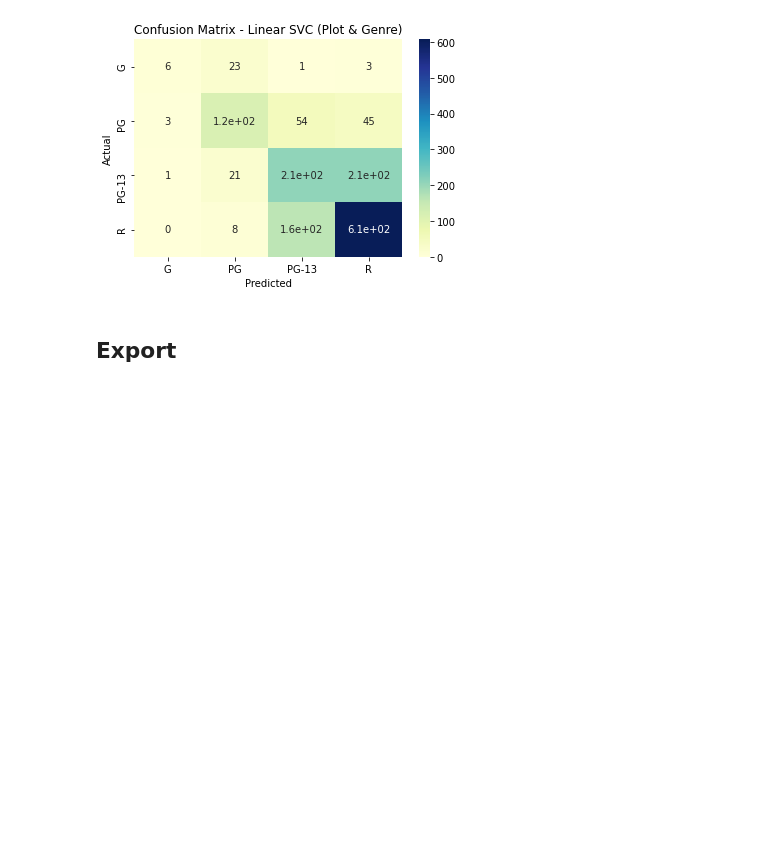
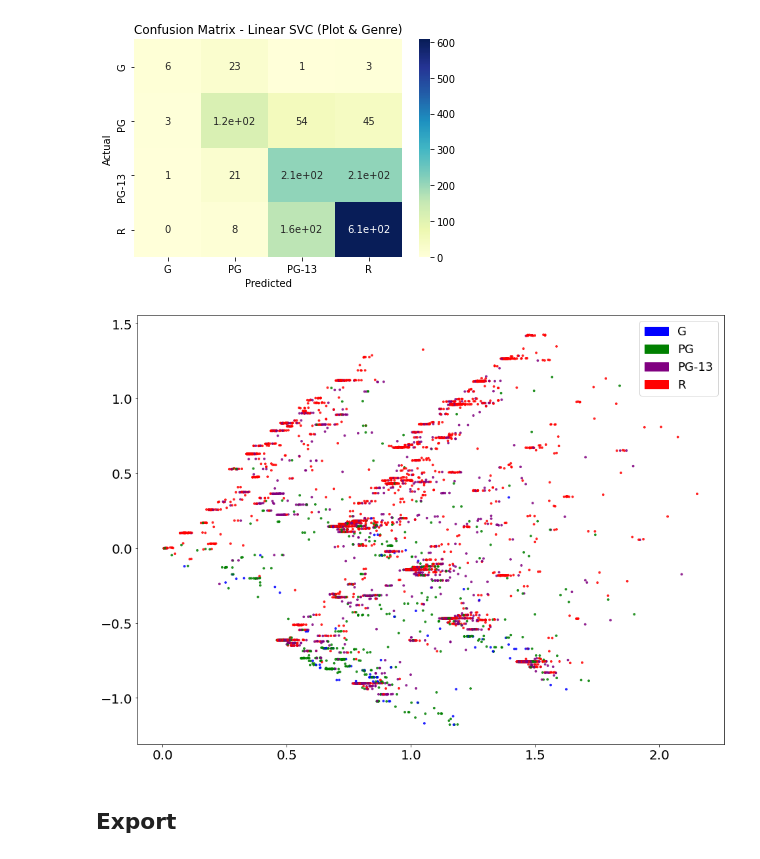
Before and after one commit to ztcnrh/NLP-Movie-Rating-Predictor, a Jupyter notebook: notebooks/rating_classification_model/rating_classification-with-genre.ipynb, the cells around one changed output. Drawn from its saved outputs; the diff is of its cells as text; code cells hidden in the pictures; blank space fills up the shorter version.

```diff
--- a/notebooks/rating_classification_model/rating_classification-with-genre.ipynb
+++ b/notebooks/rating_classification_model/rating_classification-with-genre.ipynb
@@ -448,60 +449,63 @@ plt.show()
 #     print(classification_report(y_true, y_pred))
 #     print()
 # %%
-# from sklearn.decomposition import PCA, TruncatedSVD
-# import matplotlib.pyplot as plt
+from sklearn.decomposition import PCA, TruncatedSVD
+import matplotlib.pyplot as plt
 
-# import matplotlib
-# import matplotlib.patches as mpatches
+import matplotlib
+import matplotlib.patches as mpatches
 
 
-# # X_full = hstack([X_train_tfidf,genres_mat])
-# # X_tfidf = hstack([train_tfidf])
-# # y = ratings["encoded_rating"]
-# test_labels = ["G", "PG", "PG-13", "R"]
+# X_full = hstack([X_train_tfidf,genres_mat])
+# X_tfidf = hstack([train_tfidf])
+# y = ratings["encoded_rating"]
+test_labels = ["G", "PG", "PG-13", "R"]
 
-# def plot_LSA(test_data, test_labels, plot=True):
-#     """
-#     This function first uses SK-Learn's truncated SVD (LSA) class to
-#     transform the high dimensionality (number of columns) of the BoW
-#     embedding down to 2 dimensions. Then the two dimensions are used
-#     to plot each song, colored by the song writer (class).
+def plot_LSA(test_data, test_labels, plot=True):
+    """
+    This function first uses SK-Learn's truncated SVD (LSA) class to
+    transform the high dimensionality (number of columns) of the BoW
+    embedding down to 2 dimensions. Then the two dimensions are used
+    to plot each song, colored by the song writer (class).
 
-#     Inputs:
-#         test_data (pd.DataFrame): BoW embeddings.
-#         test_labels (pd.Series): In this case the songwriter of each
-#         Beatles' song.
-#         plot (boolean): Whether or not to plot. Defaults to True.
+    Inputs:
+        test_data (pd.DataFrame): BoW embeddings.
+        test_labels (pd.Series): In this case the songwriter of each
+        Beatles' song.
+        plot (boolean): Whether or not to plot. Defaults to True.
 
-#     Outputs:
-#         None.
-#     """
+    Outputs:
+        None.
+    """
 
-#     lsa = TruncatedSVD(n_components=2)
-#     lsa.fit(test_data)
-#     lsa_scores = lsa.transform(test_data)
-#     color_mapper = {label:idx for idx,label in enumerate(set(test_labels))}
-#     color_column = [color_mapper[label] for label in test_labels]
-#     colors = ['blue','green','purple', 'red']
-#     if plot:
-#         plt.scatter(lsa_scores[:,0], lsa_scores[:,1], s=8, alpha=.8, c=test_labels, cmap=matplotlib.colors.ListedColormap(colors))
-#         blue_patch = mpatches.Patch(color='blue', label='G')
-#         green_patch = mpatches.Patch(color='green', label='PG')
-#         purple_patch = mpatches.Patch(color='purple', label='PG-13')
-#         orange_patch = mpatches.Patch(color='red', label='R')
-#         plt.legend(handles=[blue_patch, green_patch, purple_patch, orange_patch], prop={'size': 18})
+    lsa = TruncatedSVD(n_components=2)
+    lsa.fit(test_data)
+    lsa_scores = lsa.transform(test_data)
+    color_mapper = {label:idx for idx,label in enumerate(set(test_labels))}
+    color_column = [color_mapper[label] for label in test_labels]
+    colors = ['blue','green','purple', 'red']
+    if plot:
+        plt.scatter(lsa_scores[:,0], lsa_scores[:,1], s=8, alpha=.8, c=test_labels, cmap=matplotlib.colors.ListedColormap(colors))
+        blue_patch = mpatches.Patch(color='blue', label='G')
+        green_patch = mpatches.Patch(color='green', label='PG')
+        purple_patch = mpatches.Patch(color='purple', label='PG-13')
+        orange_patch = mpatches.Patch(color='red', label='R')
+        plt.legend(handles=[blue_patch, green_patch, purple_patch, orange_patch], prop={'size': 18})
 #         plt.xlabel('Principal Component One')
 #         plt.ylabel('Principal Component Two')
-#         plt.rcParams["xtick.labelsize"] = 20
-#         plt.rcParams["ytick.labelsize"] = 20
+        plt.rcParams["xtick.labelsize"] = 20
+        plt.rcParams["ytick.labelsize"] = 20
 
-# plt.figure(1, figsize=(16, 12))
+plt.figure(1, figsize=(16, 12))
 # plt.subplot(3, 1, 1)
 # plot_LSA(X_train_tfidf, y_train)
 # plt.subplot(3, 1, 2)
 # plot_LSA(X_train_extra_features_mat, y_train)
 # plt.subplot(3, 1, 3)
-# plot_LSA(X_train_full, y_train)
+plt.subplot()
+plot_LSA(X_train_full, y_train)
+# %% [output]
+[figure, added]
 # %% [markdown]
 ## Export
 # %%
```
Also changed, not shown: parts of 2 cells of this notebook, 2 other files.
